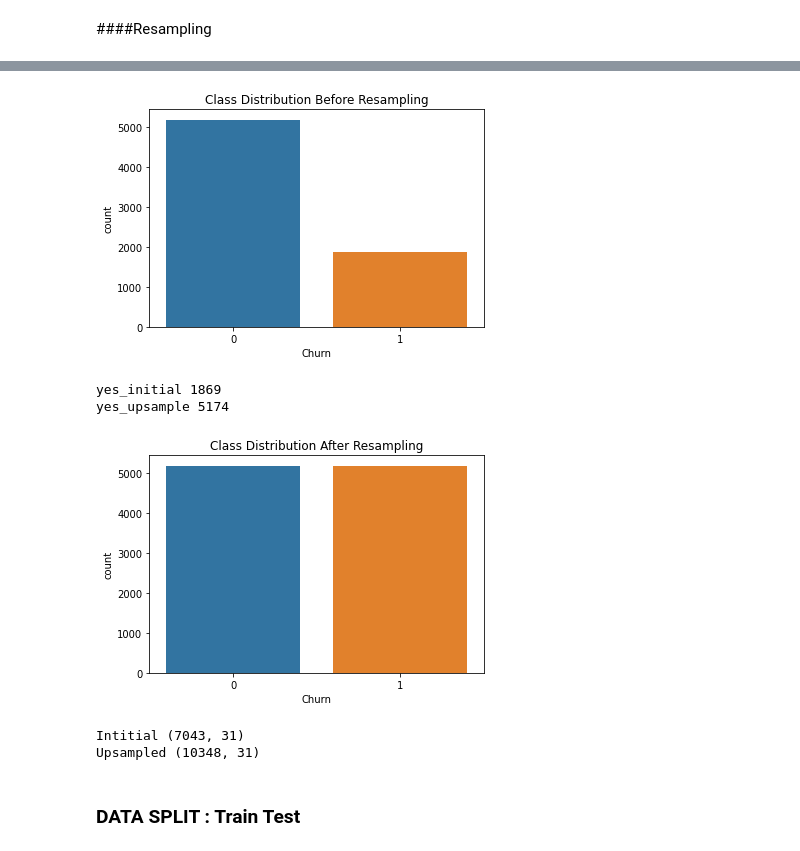
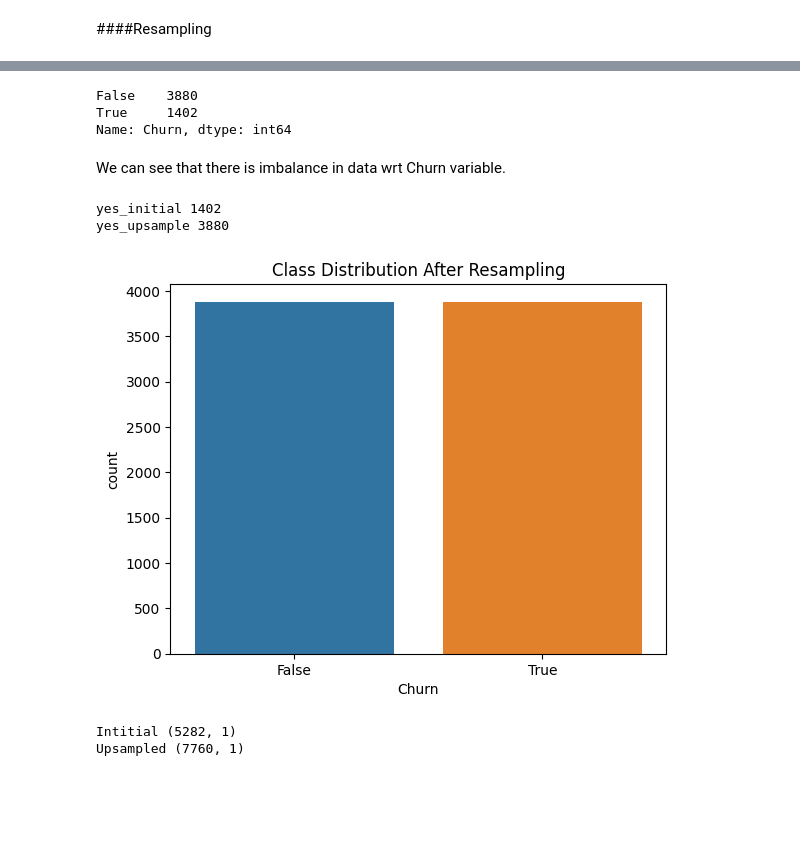
Before and after one commit to tejal04/Telco-Customer-Churn, a Jupyter notebook: EDA_Customer_Churn_Prediction.ipynb, the cells around one changed output, grey strips where cells are left out. Drawn from its saved outputs; the diff is of its cells as text; code cells hidden in the pictures; blank space fills up the shorter version.

```diff
--- a/EDA_Customer_Churn_Prediction.ipynb
+++ b/EDA_Customer_Churn_Prediction.ipynb
@@ -286,0 +491,7 @@ Customers with 'No Online Back Up' are more likely to churn.
+# %%
+#replacing invalid values with 0
+df['TotalCharges'].replace({'':0}, inplace= True)
+#df.TotalCharges = pd.to_numeric(df.TotalCharges, errors='coerce').fillna(0.0)
+
+#changing data type to float
+df['TotalCharges'] = df['TotalCharges'].astype('float')
@@ -287,11 +505,6 @@ Customers with 'No Online Back Up' are more likely to churn.
 # %%
-#Continuous variables : [3] : "MonthlyCharges",  "tenure", "TotalCharges"
+conti_var = ["MonthlyCharges",  "tenure", "TotalCharges"]
 
-#Total charges = Monthly Charge x Tenure  Thus ignore
-#If using ^, convert Total Charges (object) into float
-df.TotalCharges = pd.to_numeric(df.TotalCharges, errors='coerce').fillna(0.0)
-
-conti_var = ["MonthlyCharges",  "tenure", "TotalCharges"]
 fig, axes = plt.subplots(1,3, figsize=(15, 8))
 i=0
 for var in conti_var :
@@ -379,0 +585,7 @@ From above values, we can see that MultipleLines, PhoneService and gender have s
+# %%
+#Split train : test -> 75% : 25%
+X = df.drop(columns='Churn')
+y = df.loc[:, 'Churn']
+
+X_train, X_test, y_train, y_test = train_test_split(X, y, test_size=0.25, random_state=45, shuffle=True, stratify=df.Churn)
+print("train", len(X_train), len(y_train), "\ntest ", len(X_test), len(y_test))
@@ -476,2 +664,7 @@ memory usage: 646.7 KB
 # %% [markdown]
 ####Resampling
+# %%
+y_train = pd.DataFrame(y_train)
+sns.catplot(data=y_train, kind='count',  order=[False, True], x='Churn')
+#ax.set_title('Class Distribution Before Resampling')
+plt.show()
@@ -478,26 +673,28 @@ memory usage: 646.7 KB
+# %%
+y_train.Churn.value_counts()
+# %% [output]
+False    3880
+True     1402
+Name: Churn, dtype: int64
+# %% [markdown]
+We can see that there is imbalance in data wrt Churn variable.
 # %%
-sns.countplot('Churn', data=df).set_title('Class Distribution Before Resampling')
+y_no = y_train[y_train.Churn == 0]
+y_yes = y_train[y_train.Churn == 1]
+y_yes_upsampled = y_yes.sample(n=len(y_no), replace=True, random_state=42)
+print("yes_initial",len(y_yes))
+print("yes_upsample",len(y_yes_upsampled))
+
+y_train_sampled = y_no.append(y_yes_upsampled).reset_index(drop=True)
+sns.countplot(x='Churn', data=y_train_sampled).set_title('Class Distribution After Resampling')
 plt.show()
-
-X_no = df_new[df_new.Churn == 0]
-X_yes = df_new[df_new.Churn == 1]
-X_yes_upsampled = X_yes.sample(n=len(X_no), replace=True, random_state=42)
-print("yes_initial",len(X_yes))
-print("yes_upsample",len(X_yes_upsampled))
-
-df_up = X_no.append(X_yes_upsampled).reset_index(drop=True)
-sns.countplot('Churn', data=df_up).set_title('Class Distribution After Resampling')
-plt.show()
 # %% [output]
+yes_initial 1402
+yes_upsample 3880
-[figure, old version]
+[figure, new version]
-yes_initial 1869
-yes_upsample 5174
-[figure, removed]
 # %%
-print("Intitial", df_new.shape)
-print("Upsampled", df_up.shape)
+print("Intitial", y_train.shape)
+print("Upsampled", y_train_sampled.shape)
 # %% [output]
-Intitial (7043, 31)
-Upsampled (10348, 31)
+Intitial (5282, 1)
+Upsampled (7760, 1)
-# %% [markdown]
-### DATA SPLIT : Train Test
```
Also changed, not shown: parts of 109 cells of this notebook.
